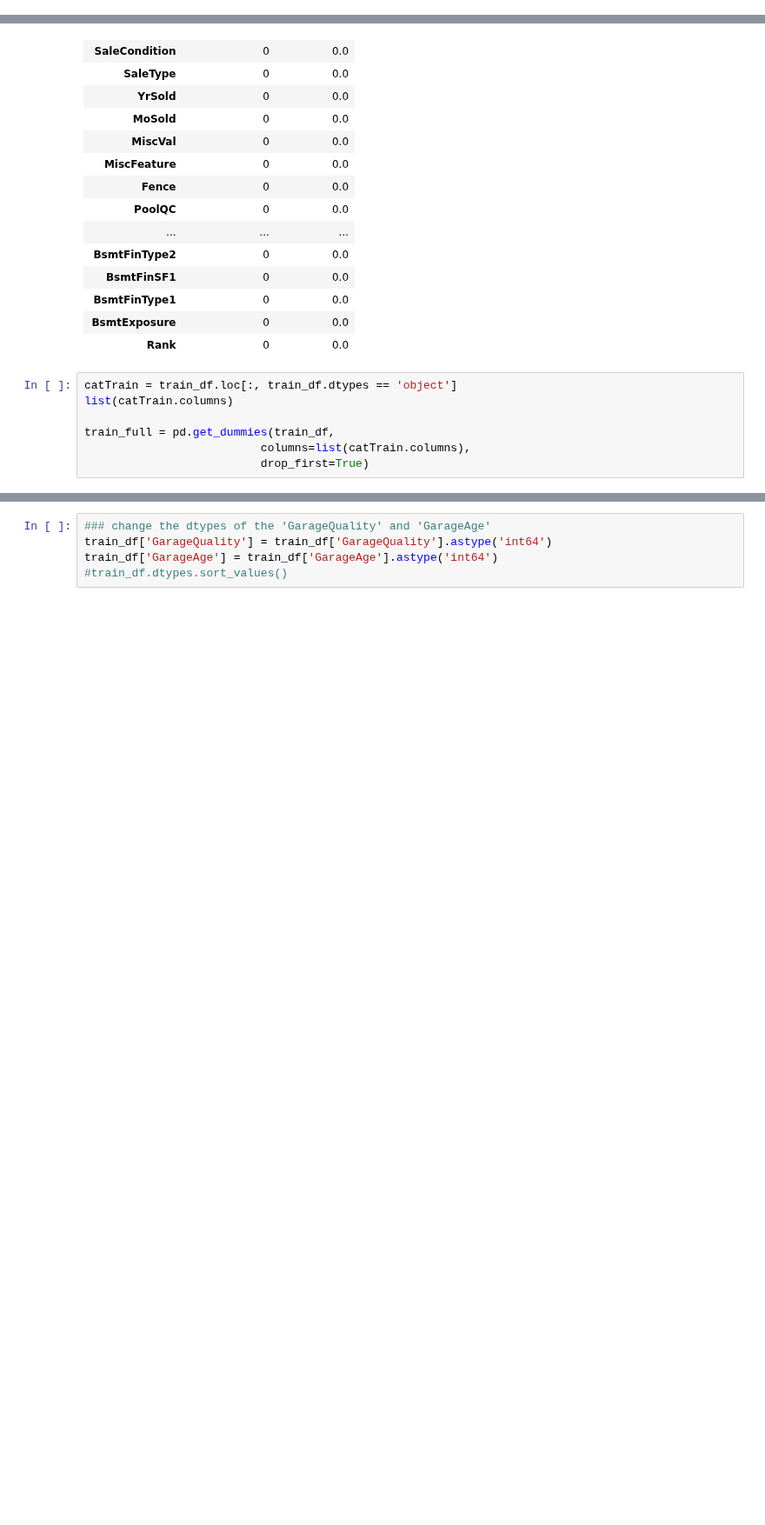
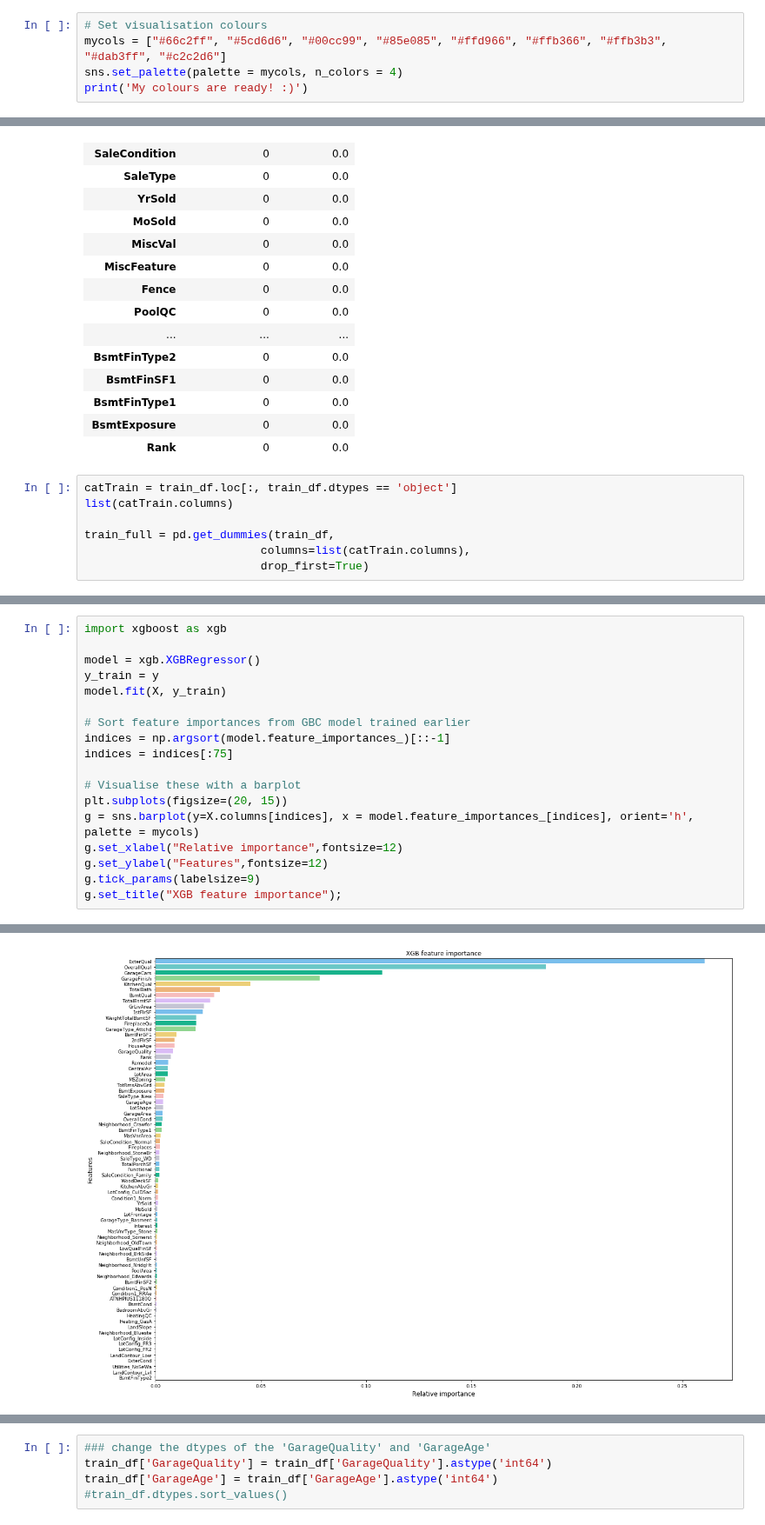
Before and after one commit to TiGaI/HousingPriceKaggleProject3, a Jupyter notebook: ames_model.ipynb, the cells around one changed output, grey strips where cells are left out. Shown at 87% size. Drawn from its saved outputs; the diff is of its cells as text; blank space fills up the shorter version.

```diff
--- a/ames_model.ipynb
+++ b/ames_model.ipynb
@@ -22,3 +27,8 @@ from sklearn import datasets
 #Add max display column
 pd.set_option('display.max_columns', None)
 pd.set_option('display.max_rows', None)
+# %%
+# Set visualisation colours
+mycols = ["#66c2ff", "#5cd6d6", "#00cc99", "#85e085", "#ffd966", "#ffb366", "#ffb3b3", "#dab3ff", "#c2c2d6"]
+sns.set_palette(palette = mycols, n_colors = 4)
+print('My colours are ready! :)')
@@ -76,0 +101,19 @@ X.head()
+# %%
+import xgboost as xgb
+
+model = xgb.XGBRegressor()
+y_train = y
+model.fit(X, y_train)
+
+# Sort feature importances from GBC model trained earlier
+indices = np.argsort(model.feature_importances_)[::-1]
+indices = indices[:75]
+
+# Visualise these with a barplot
+plt.subplots(figsize=(20, 15))
+g = sns.barplot(y=X.columns[indices], x = model.feature_importances_[indices], orient='h', palette = mycols)
+g.set_xlabel("Relative importance",fontsize=12)
+g.set_ylabel("Features",fontsize=12)
+g.tick_params(labelsize=9)
+g.set_title("XGB feature importance");
+# %% [output]
@@ -76,0 +121 @@ X.head()
+[figure, added]
```
Also changed, not shown: parts of 10 cells of this notebook.
